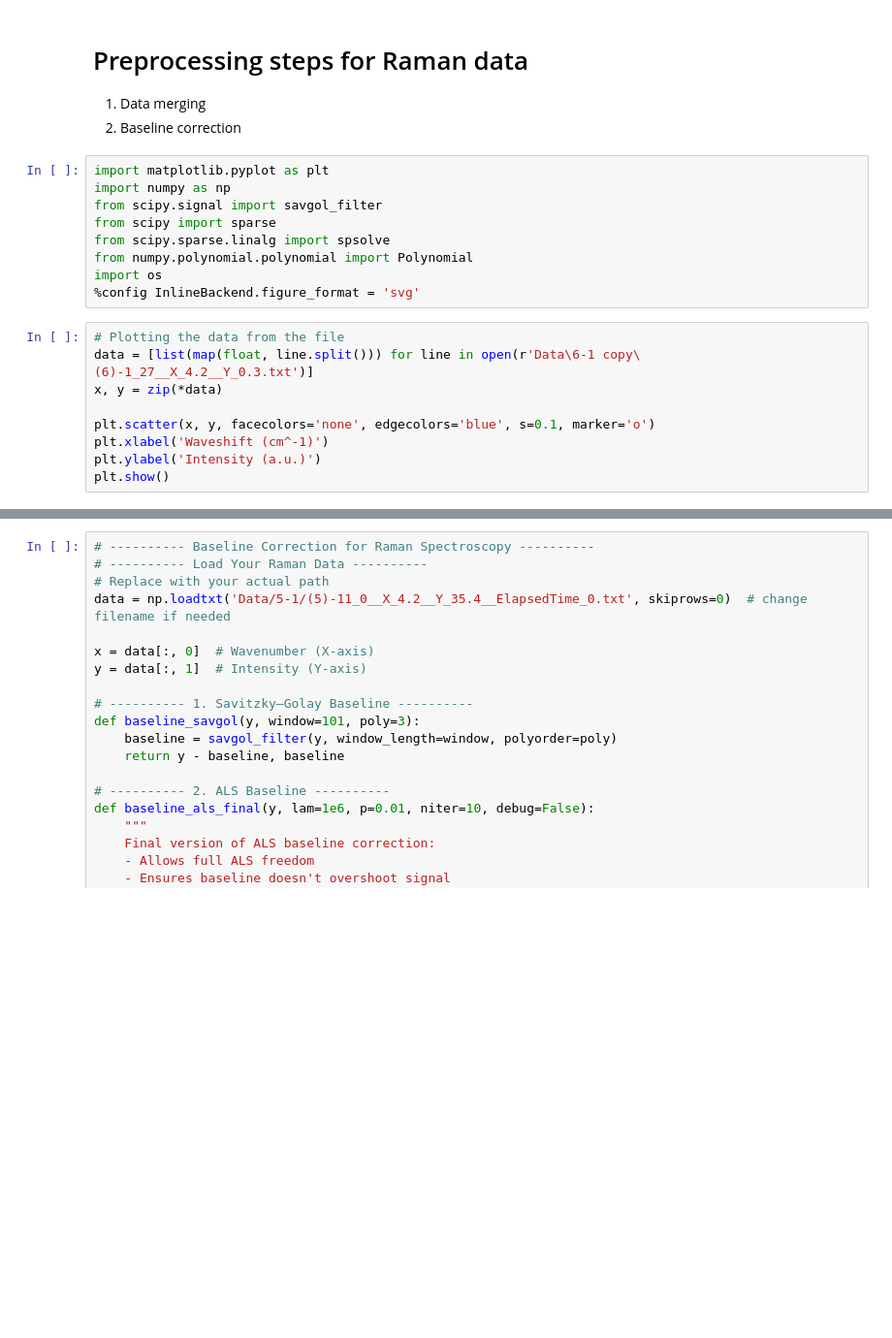
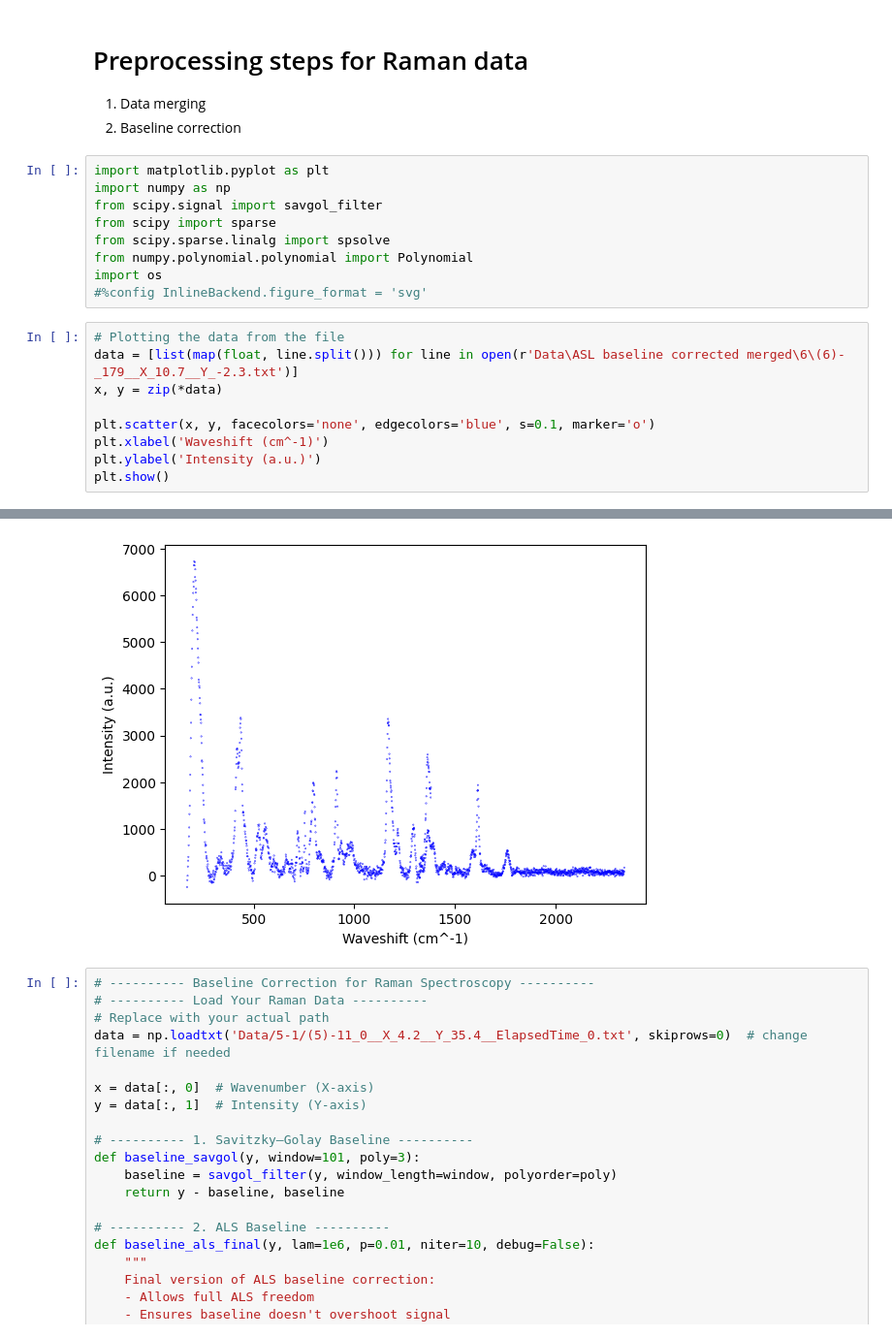
Before and after one commit to iremtopsakal/DI504-Raman-project, a Jupyter notebook: preprocessing.ipynb, the cells around one changed output, grey strips where cells are left out. Shown at 97% size. Cells and saved outputs as stored; diff of their text form; blank space fills up the shorter version.

```diff
--- a/preprocessing.ipynb
+++ b/preprocessing.ipynb
@@ -11,10 +11,10 @@ from scipy import sparse
 from scipy.sparse.linalg import spsolve
 from numpy.polynomial.polynomial import Polynomial
 import os
-%config InlineBackend.figure_format = 'svg'
+#%config InlineBackend.figure_format = 'svg'
 # %%
 # Plotting the data from the file
-data = [list(map(float, line.split())) for line in open(r'Data\6-1 copy\(6)-1_27__X_4.2__Y_0.3.txt')]
+data = [list(map(float, line.split())) for line in open(r'Data\ASL baseline corrected merged\6\(6)-_179__X_10.7__Y_-2.3.txt')]
 x, y = zip(*data)
 
 plt.scatter(x, y, facecolors='none', edgecolors='blue', s=0.1, marker='o')
@@ -26,3 +25,4 @@ plt.show()
+[figure, added]
 # %%
 # ---------- Baseline Correction for Raman Spectroscopy ----------
 # ---------- Load Your Raman Data ----------
```
Also changed, not shown: parts of 3 cells of this notebook, 6 other files.
